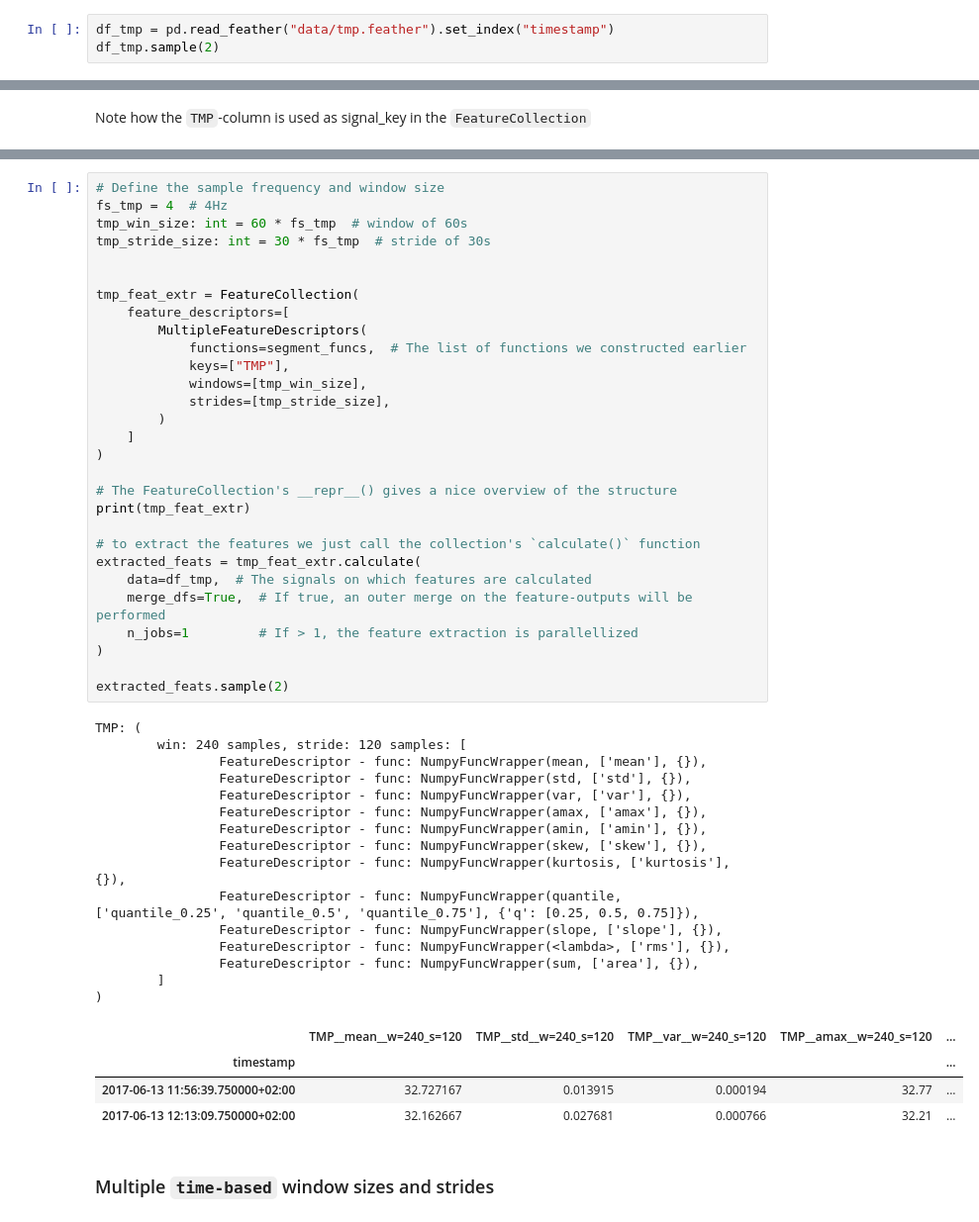
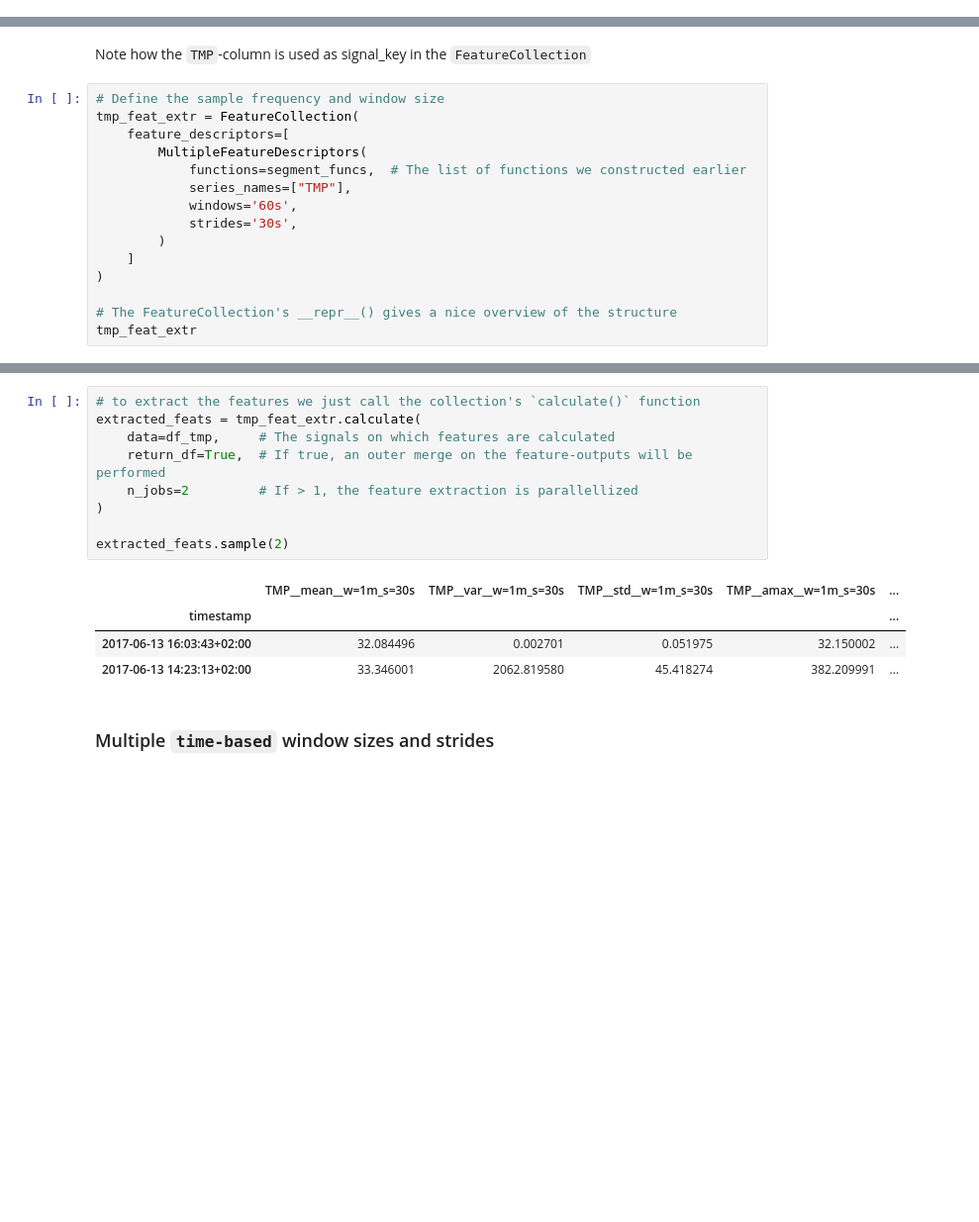
Before and after one commit to predict-idlab/tsflex, a Jupyter notebook: examples/example.ipynb, the cells around one changed output, grey strips where cells are left out. Shown at 99% size. Saved outputs shown, nothing was run; the diff lists cells and outputs as text; blank space fills up the shorter version.

```diff
--- a/examples/example.ipynb
+++ b/examples/example.ipynb
@@ -176,5 +162,2 @@ A `FeatureDescriptor` describes a feature, and has 4 main attributes:
 
 In this example, we will use the _temperature_ signal from a wearable
-# %%
-df_tmp = pd.read_feather("data/tmp.feather").set_index("timestamp")
-df_tmp.sample(2)
@@ -191,2 +168,17 @@ pandas.core.indexes.datetimes.DatetimeIndex
 # %% [markdown]
 Note how the `TMP`-column is used as signal_key in the `FeatureCollection`
+# %%
+# Define the sample frequency and window size
+tmp_feat_extr = FeatureCollection(
+    feature_descriptors=[
+        MultipleFeatureDescriptors(
+            functions=segment_funcs,  # The list of functions we constructed earlier
+            series_names=["TMP"],
+            windows='60s',
+            strides='30s',
+        )
+    ]
+)
+
+# The FeatureCollection's __repr__() gives a nice overview of the structure
+tmp_feat_extr
@@ -193,52 +201,17 @@ Note how the `TMP`-column is used as signal_key in the `FeatureCollection`
 # %%
-# Define the sample frequency and window size
-fs_tmp = 4  # 4Hz
-tmp_win_size: int = 60 * fs_tmp  # window of 60s
-tmp_stride_size: int = 30 * fs_tmp  # stride of 30s
-
-
-tmp_feat_extr = FeatureCollection(
-    feature_descriptors=[
-        MultipleFeatureDescriptors(
-            functions=segment_funcs,  # The list of functions we constructed earlier
-            keys=["TMP"],
-            windows=[tmp_win_size],
-            strides=[tmp_stride_size],
-        )
-    ]
-)
-
-# The FeatureCollection's __repr__() gives a nice overview of the structure
-print(tmp_feat_extr)
-
 # to extract the features we just call the collection's `calculate()` function
 extracted_feats = tmp_feat_extr.calculate(
-    data=df_tmp,  # The signals on which features are calculated
-    merge_dfs=True,  # If true, an outer merge on the feature-outputs will be performed
-    n_jobs=1         # If > 1, the feature extraction is parallellized
+    data=df_tmp,     # The signals on which features are calculated
+    return_df=True,  # If true, an outer merge on the feature-outputs will be performed
+    n_jobs=2         # If > 1, the feature extraction is parallellized
 )
 
 extracted_feats.sample(2)
 # %% [output]
-TMP: (
-        win: 240 samples, stride: 120 samples: [
-                FeatureDescriptor - func: NumpyFuncWrapper(mean, ['mean'], {}),
-                FeatureDescriptor - func: NumpyFuncWrapper(std, ['std'], {}),
-                FeatureDescriptor - func: NumpyFuncWrapper(var, ['var'], {}),
-                FeatureDescriptor - func: NumpyFuncWrapper(amax, ['amax'], {}),
-                FeatureDescriptor - func: NumpyFuncWrapper(amin, ['amin'], {}),
-                FeatureDescriptor - func: NumpyFuncWrapper(skew, ['skew'], {}),
-                FeatureDescriptor - func: NumpyFuncWrapper(kurtosis, ['kurtosis'], {}),
-                FeatureDescriptor - func: NumpyFuncWrapper(quantile, ['quantile_0.25', 'quantile_0.5', 'quantile_0.75'], {'q': [0.25, 0.5, 0.75]}),
-                FeatureDescriptor - func: NumpyFuncWrapper(slope, ['slope'], {}),
-                FeatureDescriptor - func: NumpyFuncWrapper(<lambda>, ['rms'], {}),
-                FeatureDescriptor - func: NumpyFuncWrapper(sum, ['area'], {}),
-        ]
-)
-|  | TMP__mean__w=240_s=120 | TMP__std__w=240_s=120 | TMP__var__w=240_s=120 | TMP__amax__w=240_s=120 | ... |
+|  | TMP__mean__w=1m_s=30s | TMP__var__w=1m_s=30s | TMP__std__w=1m_s=30s | TMP__amax__w=1m_s=30s | ... |
 | timestamp |  |  |  |  | ... |
-| 2017-06-13 11:56:39.750000+02:00 | 32.727167 | 0.013915 | 0.000194 | 32.77 | ... |
-| 2017-06-13 12:13:09.750000+02:00 | 32.162667 | 0.027681 | 0.000766 | 32.21 | ... |
+| 2017-06-13 16:03:43+02:00 | 32.084496 | 0.002701 | 0.051975 | 32.150002 | ... |
+| 2017-06-13 14:23:13+02:00 | 33.346001 | 2062.819580 | 45.418274 | 382.209991 | ... |
 # %% [markdown]
 ### Multiple `time-based` window sizes and strides
 # %% [markdown]
```
Also changed, not shown: parts of 63 cells of this notebook, 2 other files.
